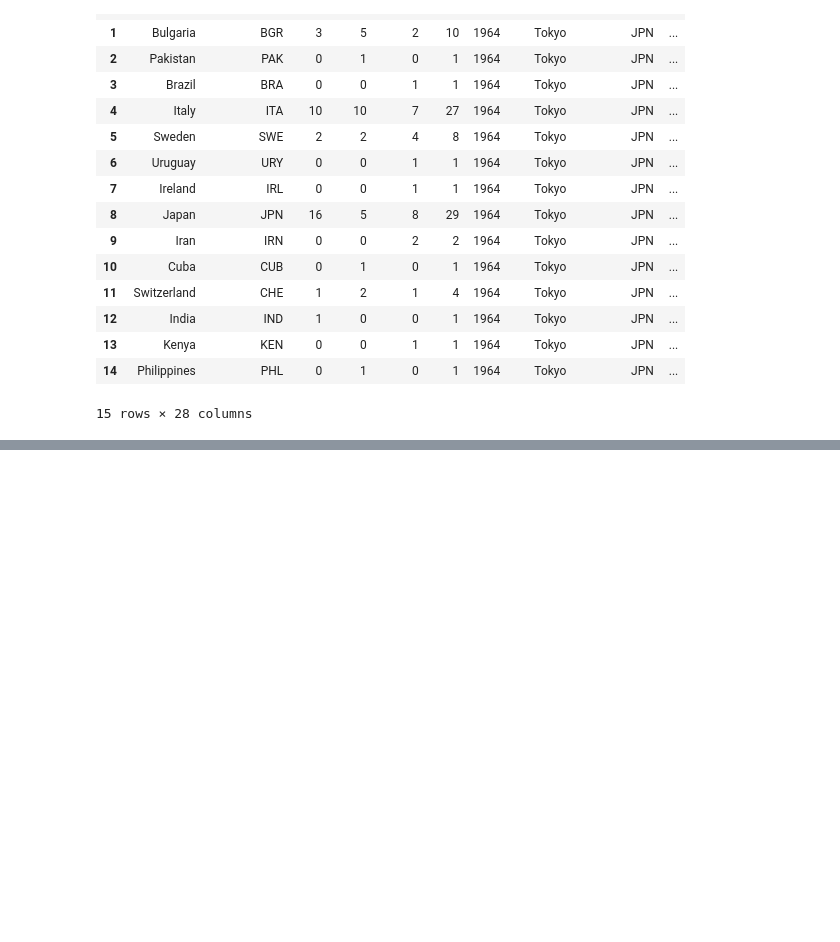
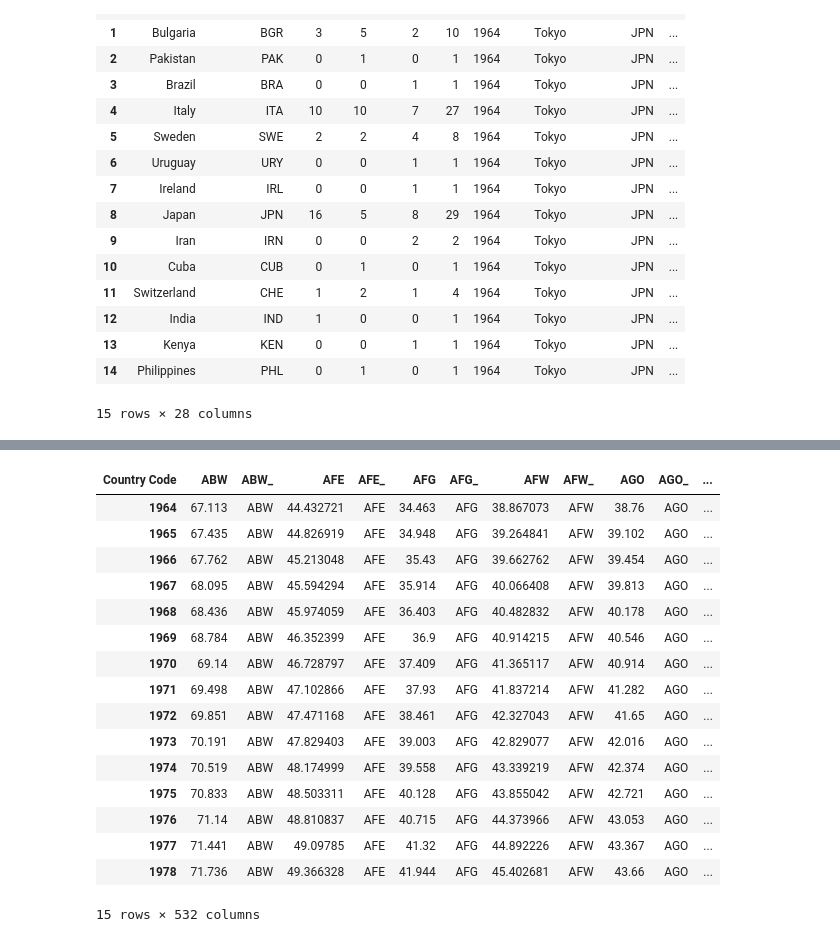
Before and after one commit to johnt1311/Olympics, a Jupyter notebook: Trey_Graham/country_code_cleaning.ipynb, the cells around one changed output, grey strips where cells are left out. Drawn from its saved outputs; the diff is of its cells as text; code cells hidden in the pictures; blank space fills up the shorter version.

Commit message:
added more LE, GDP, pop data
also broke out missing data at the country level so we can decide if we want to fill in or just drop.

```diff
--- a/Trey_Graham/country_code_cleaning.ipynb
+++ b/Trey_Graham/country_code_cleaning.ipynb
@@ -642,0 +679,8 @@ medals_GDP_distance_df.to_csv(fr'{folder}\08-03-2021_medals_GDP_distance.csv', i
+# %%
+pop_T.drop(index=['Country Name', 'Country Code'], inplace=True)
+# %%
+country_codes = pop_T.columns.to_list()
+for code in country_codes:
+    pop_T[f"{code}_"] = code
+
+pop_T = pop_T.reindex(sorted(pop_T.columns), axis=1)
@@ -642,0 +780,4 @@ medals_GDP_distance_df.to_csv(fr'{folder}\08-03-2021_medals_GDP_distance.csv', i
+# %%
+# load better life expectancy data
+LE_data_load = pd.read_csv(r"Reviews_Edits\Work in Progress\LE_world_bank.csv")
+LE_data_load.head()
@@ -642,0 +792,28 @@ medals_GDP_distance_df.to_csv(fr'{folder}\08-03-2021_medals_GDP_distance.csv', i
+# %%
+LE_T = LE_data_load.set_index(LE_data_load["Country Code"]).transpose()
+LE_T.drop(index=['Country Name', 'Country Code'], inplace=True)
+le_country_codes = LE_T.columns.to_list()
+for code in le_country_codes:
+    LE_T[f"{code}_"] = code
+
+LE_T = LE_T.reindex(sorted(LE_T.columns), axis=1)
+# %%
+LE_T.head(15)
+# %% [output]
+| Country Code | ABW | ABW_ | AFE | AFE_ | AFG | AFG_ | AFW | AFW_ | AGO | AGO_ | ... |
+| 1964 | 67.113 | ABW | 44.432721 | AFE | 34.463 | AFG | 38.867073 | AFW | 38.76 | AGO | ... |
+| 1965 | 67.435 | ABW | 44.826919 | AFE | 34.948 | AFG | 39.264841 | AFW | 39.102 | AGO | ... |
+| 1966 | 67.762 | ABW | 45.213048 | AFE | 35.43 | AFG | 39.662762 | AFW | 39.454 | AGO | ... |
+| 1967 | 68.095 | ABW | 45.594294 | AFE | 35.914 | AFG | 40.066408 | AFW | 39.813 | AGO | ... |
+| 1968 | 68.436 | ABW | 45.974059 | AFE | 36.403 | AFG | 40.482832 | AFW | 40.178 | AGO | ... |
+| 1969 | 68.784 | ABW | 46.352399 | AFE | 36.9 | AFG | 40.914215 | AFW | 40.546 | AGO | ... |
+| 1970 | 69.14 | ABW | 46.728797 | AFE | 37.409 | AFG | 41.365117 | AFW | 40.914 | AGO | ... |
+| 1971 | 69.498 | ABW | 47.102866 | AFE | 37.93 | AFG | 41.837214 | AFW | 41.282 | AGO | ... |
+| 1972 | 69.851 | ABW | 47.471168 | AFE | 38.461 | AFG | 42.327043 | AFW | 41.65 | AGO | ... |
+| 1973 | 70.191 | ABW | 47.829403 | AFE | 39.003 | AFG | 42.829077 | AFW | 42.016 | AGO | ... |
+| 1974 | 70.519 | ABW | 48.174999 | AFE | 39.558 | AFG | 43.339219 | AFW | 42.374 | AGO | ... |
+| 1975 | 70.833 | ABW | 48.503311 | AFE | 40.128 | AFG | 43.855042 | AFW | 42.721 | AGO | ... |
+| 1976 | 71.14 | ABW | 48.810837 | AFE | 40.715 | AFG | 44.373966 | AFW | 43.053 | AGO | ... |
+| 1977 | 71.441 | ABW | 49.09785 | AFE | 41.32 | AFG | 44.892226 | AFW | 43.367 | AGO | ... |
+| 1978 | 71.736 | ABW | 49.366328 | AFE | 41.944 | AFG | 45.402681 | AFW | 43.66 | AGO | ... |
+15 rows × 532 columns
```
Also changed, not shown: parts of 28 cells of this notebook, 34 other files.
